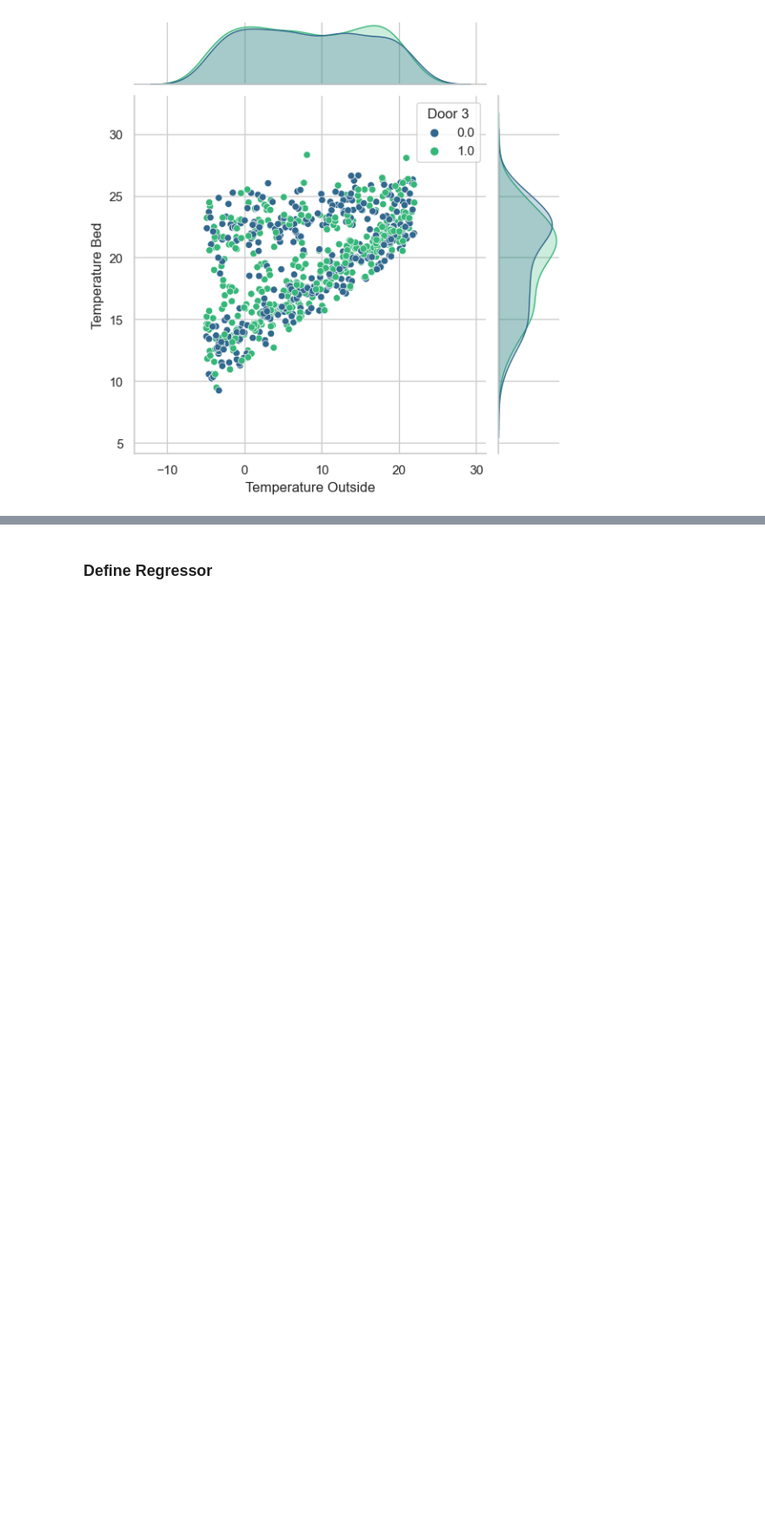
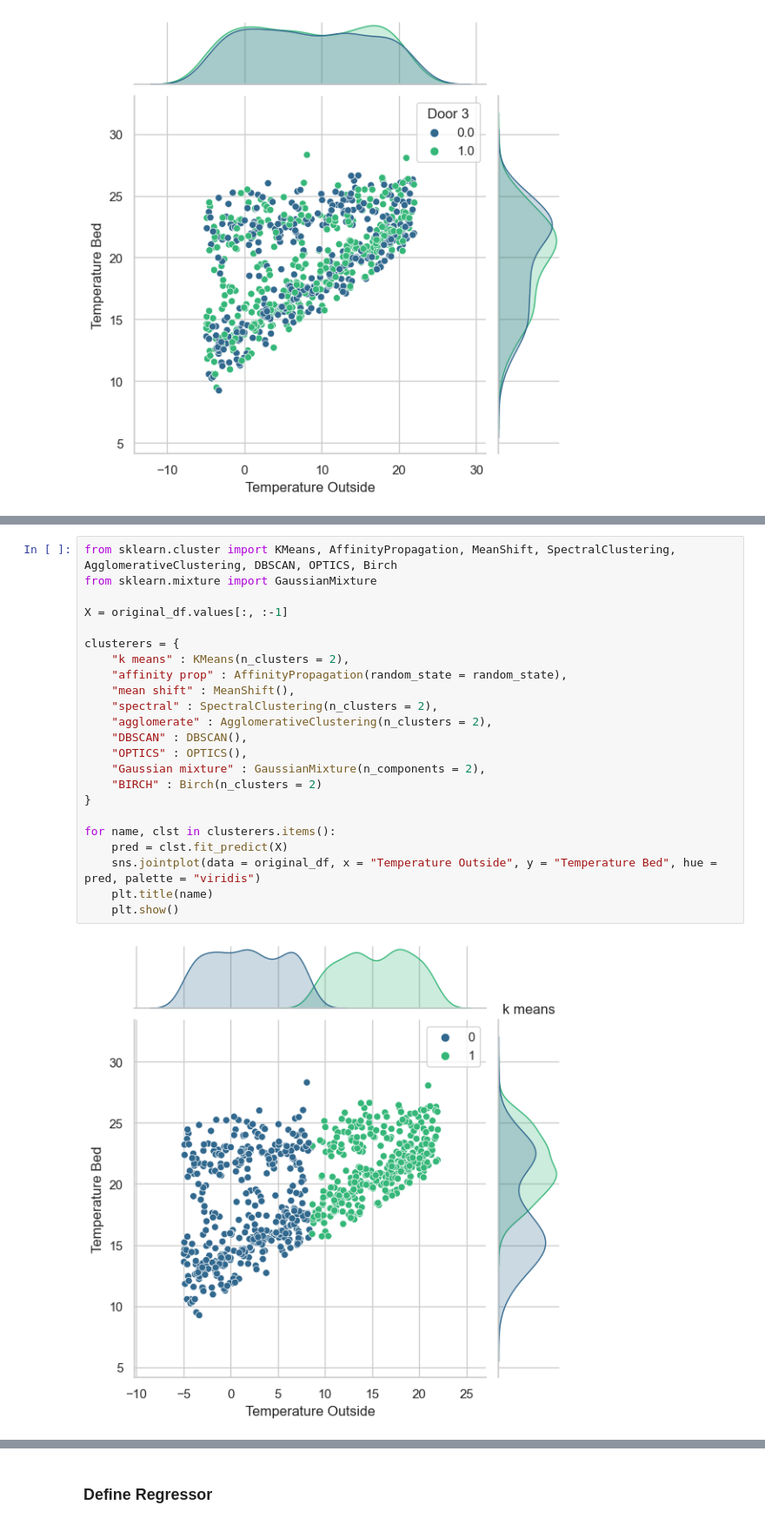
Before and after one commit to maxstollmayer/ML-Challenges, a Jupyter notebook: Challenge-2/Challenge-2-Notebook.ipynb, the cells around one changed output, grey strips where cells are left out. Shown at 87% size. Cells and saved outputs as stored; diff of their text form; blank space fills up the shorter version.

```diff
--- a/Challenge-2/Challenge-2-Notebook.ipynb
+++ b/Challenge-2/Challenge-2-Notebook.ipynb
@@ -81,0 +96,25 @@ plt.show()
+# %%
+from sklearn.cluster import KMeans, AffinityPropagation, MeanShift, SpectralClustering, AgglomerativeClustering, DBSCAN, OPTICS, Birch
+from sklearn.mixture import GaussianMixture
+
+X = original_df.values[:, :-1]
+
+clusterers = {
+    "k means" : KMeans(n_clusters = 2),
+    "affinity prop" : AffinityPropagation(random_state = random_state),
+    "mean shift" : MeanShift(),
+    "spectral" : SpectralClustering(n_clusters = 2),
+    "agglomerate" : AgglomerativeClustering(n_clusters = 2),
+    "DBSCAN" : DBSCAN(),
+    "OPTICS" : OPTICS(),
+    "Gaussian mixture" : GaussianMixture(n_components = 2),
+    "BIRCH" : Birch(n_clusters = 2)
+}
+
+for name, clst in clusterers.items():
+    pred = clst.fit_predict(X)
+    sns.jointplot(data = original_df, x = "Temperature Outside", y = "Temperature Bed", hue = pred, palette = "viridis")
+    plt.title(name)
+    plt.show()
+# %% [output]
+[figure, added]
```
Also changed, not shown: parts of 5 cells of this notebook.
